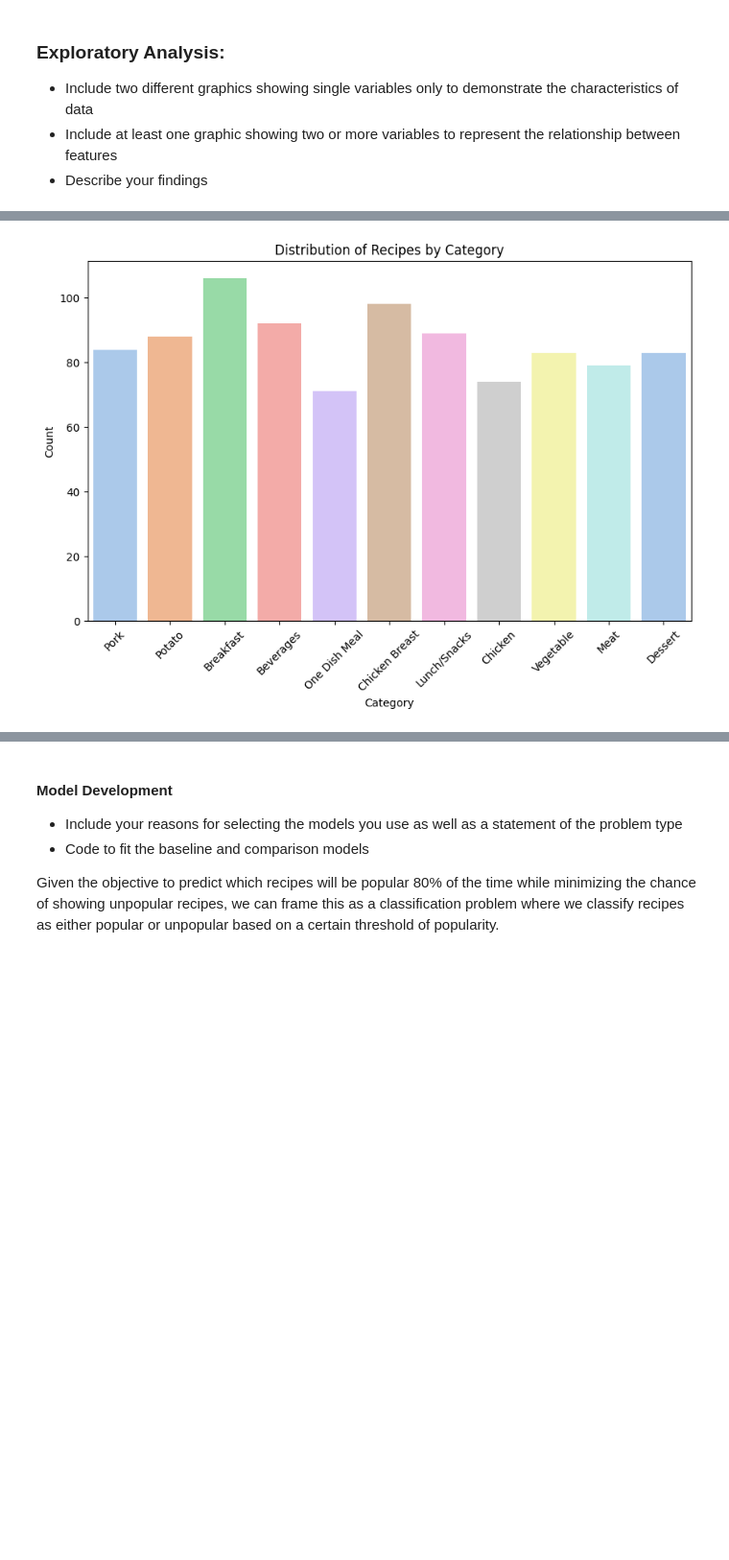
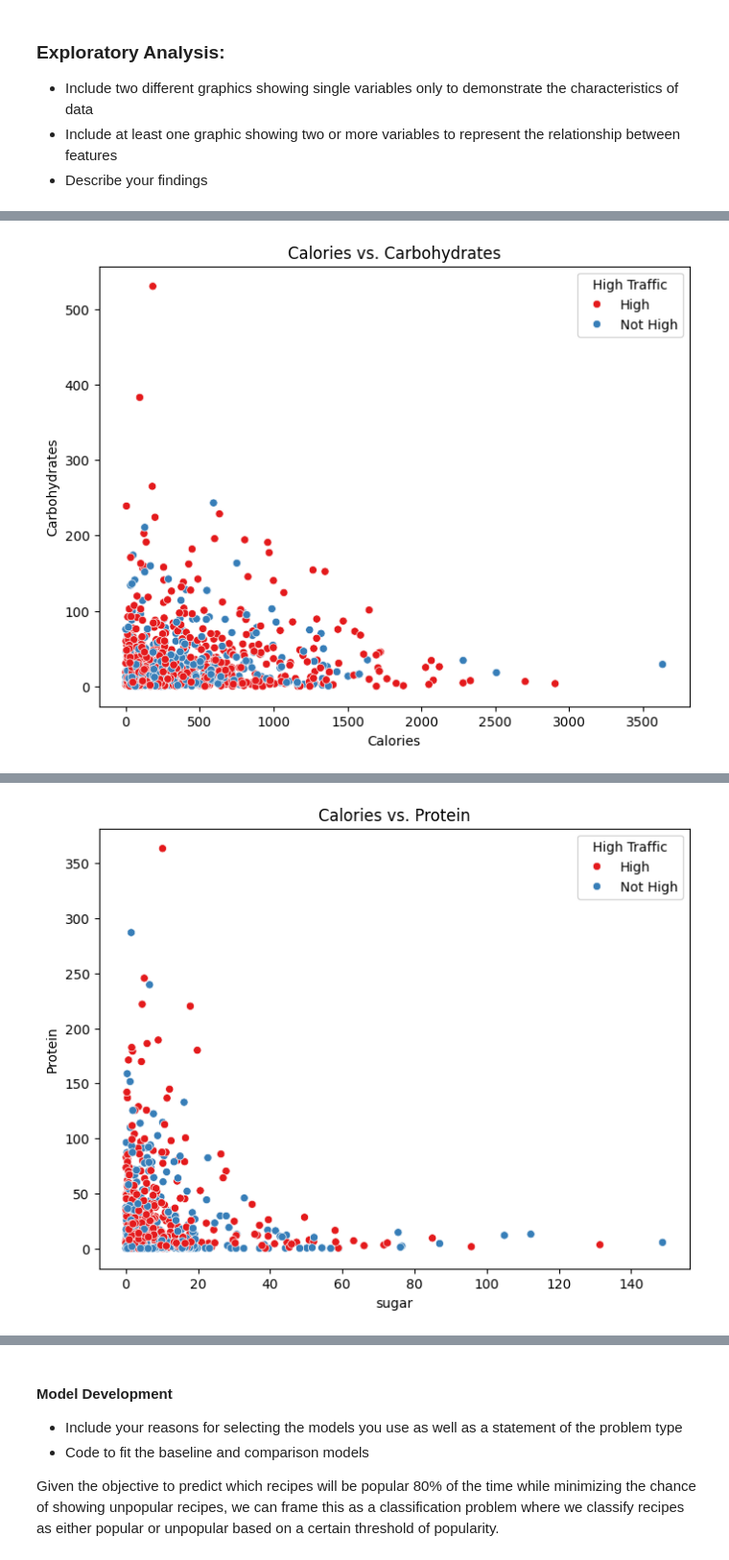
Before and after one commit to DomeVoss95/data-camp-professional-data-scientist, a Jupyter notebook: notebook.ipynb, the cells around one changed output, grey strips where cells are left out. Shown at 96% size. Cells and saved outputs as stored; diff of their text form; code cells hidden in the pictures; blank space fills up the shorter version.

```diff
--- a/notebook.ipynb
+++ b/notebook.ipynb
@@ -84,22 +217,4 @@ For example, when doing 'df[col].method(value, inplace=True)', try using 'df.met
 # %%
-# Single Variable Analysis
-# Histogram of calories
-plt.figure(figsize=(8, 6))
-sns.histplot(df['calories'], bins=20, kde=True, color='skyblue')
-plt.title('Distribution of Calories')
-plt.xlabel('Calories')
-plt.ylabel('Frequency')
-plt.show()
-
-# Bar plot of category
-plt.figure(figsize=(10, 6))
-sns.countplot(data=df, x='category', palette='pastel')
-plt.title('Distribution of Recipes by Category')
-plt.xlabel('Category')
-plt.ylabel('Count')
-plt.xticks(rotation=45)
-plt.show()
-
 # Relationship Between Features
 # Scatter plot of calories vs. protein
 plt.figure(figsize=(8, 6))
@@ -110,12 +225,57 @@ plt.ylabel('Protein')
 plt.legend(title='High Traffic', loc='upper right')
 plt.show()
 
-# Box plot of calories by category
-plt.figure(figsize=(10, 6))
-sns.boxplot(data=df, x='category', y='calories', palette='pastel')
-plt.title('Calories Distribution by Category')
-plt.xlabel('Category')
-plt.ylabel('Calories')
-plt.xticks(rotation=45)
+# Scatter plot of calories vs. carbohydrates
+plt.figure(figsize=(8, 6))
+sns.scatterplot(data=df, x='calories', y='carbohydrate', hue='high_traffic', palette='Set1')
+plt.title('Calories vs. Carbohydrates')
+plt.xlabel('Calories')
+plt.ylabel('Carbohydrates')
+plt.legend(title='High Traffic', loc='upper right')
 plt.show()
+
+# Scatter plot of calories vs. sugar
+plt.figure(figsize=(8, 6))
+sns.scatterplot(data=df, x='calories', y='sugar', hue='high_traffic', palette='Set1')
+plt.title('Calories vs. sugar')
+plt.xlabel('Calories')
+plt.ylabel('sugar')
+plt.legend(title='High Traffic', loc='upper right')
+plt.show()
+
+# Scatter plot of protein vs. carbohydrate
+plt.figure(figsize=(8, 6))
+sns.scatterplot(data=df, x='carbohydrate', y='protein', hue='high_traffic', palette='Set1')
+plt.title('Calories vs. Protein')
+plt.xlabel('carbohydrate')
+plt.ylabel('Protein')
+plt.legend(title='High Traffic', loc='upper right')
+plt.show()
+
+# Scatter plot of protein vs. sugar
+plt.figure(figsize=(8, 6))
+sns.scatterplot(data=df, x='sugar', y='protein', hue='high_traffic', palette='Set1')
+plt.title('Calories vs. Protein')
+plt.xlabel('sugar')
+plt.ylabel('Protein')
+plt.legend(title='High Traffic', loc='upper right')
+plt.show()
+
+# Scatter plot of sugar vs. carbohydrate
+plt.figure(figsize=(8, 6))
+sns.scatterplot(data=df, x='carbohydrate', y='sugar', hue='high_traffic', palette='Set1')
+plt.title('Calories vs. Protein')
+plt.xlabel('carbohydrate')
+plt.ylabel('sugar')
+plt.legend(title='High Traffic', loc='upper right')
+plt.show()
+
+# Scatter plot of calories vs. servings
+plt.figure(figsize=(8, 6))
+sns.scatterplot(data=df, x='calories', y='servings', hue='high_traffic', palette='Set1')
+plt.title('Calories vs. Protein')
+plt.xlabel('calories')
+plt.ylabel('servings')
+plt.legend(title='High Traffic', loc='upper right')
+plt.show()
 # %% [output]
@@ -126 +283 @@ Passing `palette` without assigning `hue` is deprecated and will be removed in v
-[figure, old version]
+[figure, new version]
@@ -131,0 +286 @@ Passing `palette` without assigning `hue` is deprecated and will be removed in v
+[figure, added]
```
Also changed, not shown: parts of 16 cells of this notebook.
